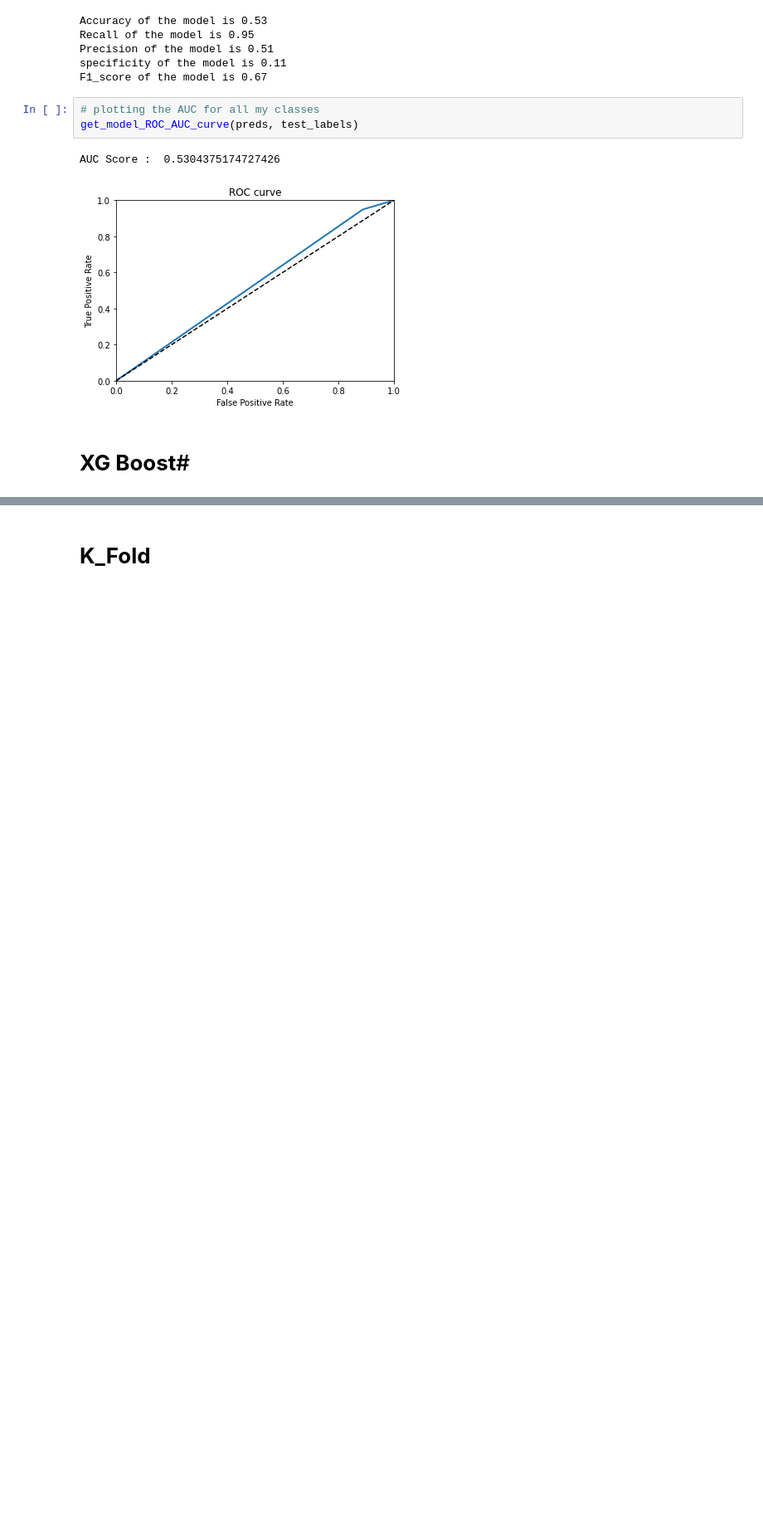
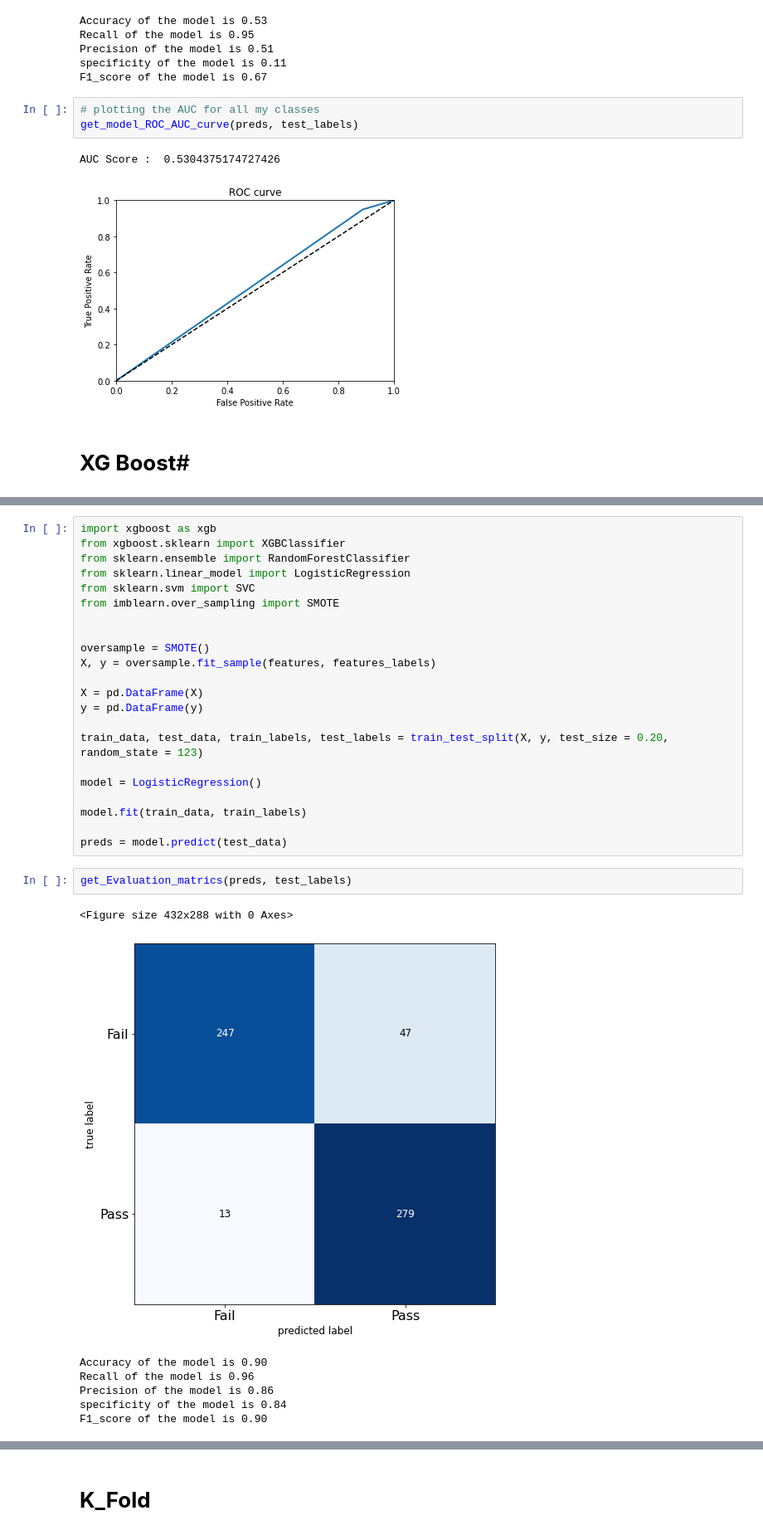
Before and after one commit to myschl/ML-DL, a Jupyter notebook: Secom_Classifier_.ipynb, the cells around one changed output, grey strips where cells are left out. Shown at 83% size. Drawn from its saved outputs; the diff is of its cells as text; blank space fills up the shorter version.

```diff
--- a/Secom_Classifier_.ipynb
+++ b/Secom_Classifier_.ipynb
@@ -542,0 +555,32 @@ AUC Score :  0.9727308731711862
+# %%
+import xgboost as xgb
+from xgboost.sklearn import XGBClassifier
+from sklearn.ensemble import RandomForestClassifier
+from sklearn.linear_model import LogisticRegression
+from sklearn.svm import SVC
+from imblearn.over_sampling import SMOTE
+
+
+oversample = SMOTE()
+X, y = oversample.fit_sample(features, features_labels)
+
+X = pd.DataFrame(X)
+y = pd.DataFrame(y)
+
+train_data, test_data, train_labels, test_labels = train_test_split(X, y, test_size = 0.20, random_state = 123)
+
+model = LogisticRegression()
+
+model.fit(train_data, train_labels)
+
+preds = model.predict(test_data)
+# %%
+get_Evaluation_matrics(preds, test_labels)
+# %% [output]
+<Figure size 432x288 with 0 Axes>
+[figure, added]
+Accuracy of the model is 0.90
+Recall of the model is 0.96
+Precision of the model is 0.86
+specificity of the model is 0.84
+F1_score of the model is 0.90
```
Also changed, not shown: parts of 18 cells of this notebook.
